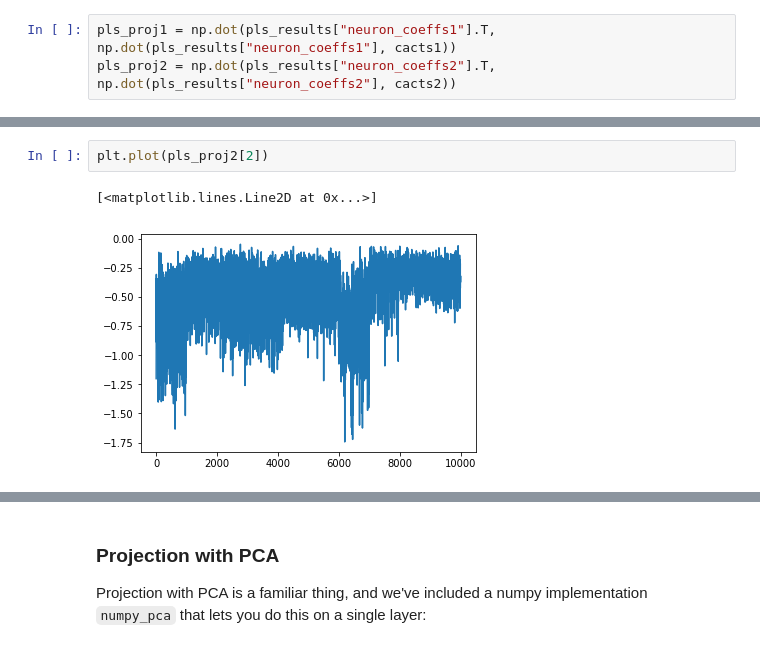
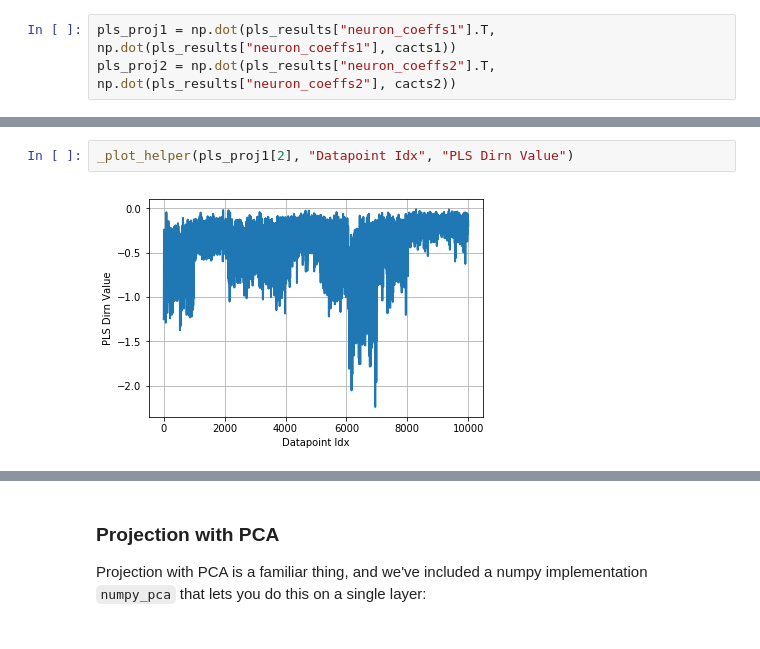
Before and after one commit to google/svcca, a Jupyter notebook: tutorials/003_Other_Methods _Neuron_Ablations_and_Network_Compression.ipynb, the cells around one changed output, grey strips where cells are left out. Saved outputs shown, nothing was run; the diff lists cells and outputs as text.

```diff
--- a/tutorials/003_Other_Methods _Neuron_Ablations_and_Network_Compression.ipynb
+++ b/tutorials/003_Other_Methods _Neuron_Ablations_and_Network_Compression.ipynb
@@ -129,5 +126,4 @@ plt.plot(pls_proj1[2])
-# %%
-plt.plot(pls_proj2[2])
-# %% [output]
-[<matplotlib.lines.Line2D at 0x...>]
-[figure, removed]
+# %%
+_plot_helper(pls_proj1[2], "Datapoint Idx", "PLS Dirn Value")
+# %% [output]
+[figure, added]
```
Also changed, not shown: parts of 9 cells of this notebook, 2 other files.
